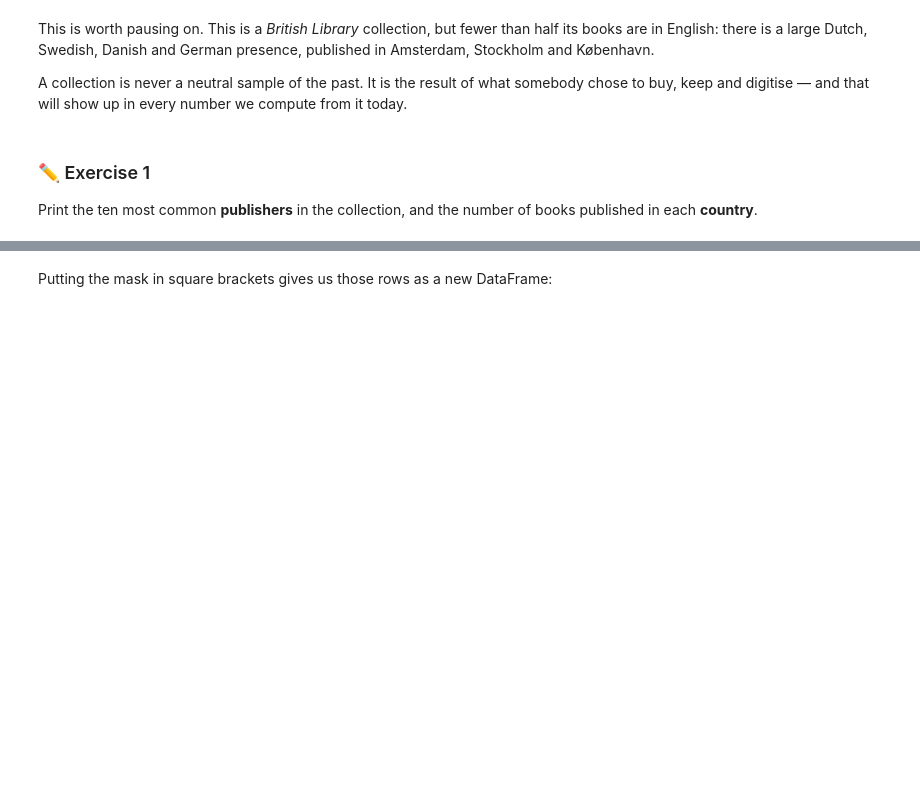
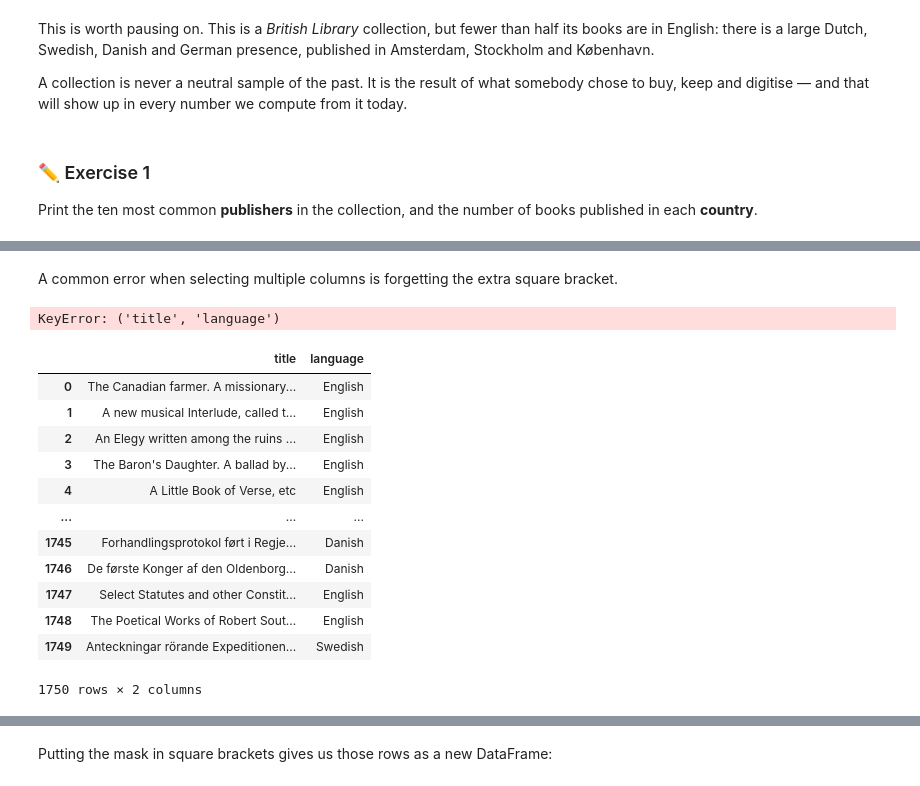
Before and after one commit to Living-with-machines/dhoxss-text2tech, a Jupyter notebook: Sessions/3b-Pandas.ipynb, the cells around one changed output, grey strips where cells are left out. Drawn from its saved outputs; the diff is of its cells as text; code cells hidden in the pictures; blank space fills up the shorter version.

```diff
--- a/Sessions/3b-Pandas.ipynb
+++ b/Sessions/3b-Pandas.ipynb
@@ -29,7 +29,7 @@ Then we import the library. `pandas` is conventionally imported as `pd` — you
 # %%
 import pandas as pd
 
-df = pd.read_csv("data/bl_books_genre.csv")
+df = pd.read_csv("bl_books_genre.csv")
 # %% [markdown]
 `df` is short for **DataFrame**, the pandas name for a table. Let's look at it.
 
@@ -77,0 +158,22 @@ Print the ten most common **publishers** in the collection, and the number of bo
+# %% [markdown]
+A common error when selecting multiple columns is forgetting the extra square bracket.
+# %%
+df['title','language'] # this doesn't work
+# %% [output]
+KeyError: ('title', 'language')
+# %%
+df[['title','language']] # this works
+# %% [output]
+|  | title | language |
+| 0 | The Canadian farmer. A missionary... | English |
+| 1 | A new musical Interlude, called t... | English |
+| 2 | An Elegy written among the ruins ... | English |
+| 3 | The Baron's Daughter. A ballad by... | English |
+| 4 | A Little Book of Verse, etc | English |
+| ... | ... | ... |
+| 1745 | Forhandlingsprotokol ført i Regje... | Danish |
+| 1746 | De første Konger af den Oldenborg... | Danish |
+| 1747 | Select Statutes and other Constit... | English |
+| 1748 | The Poetical Works of Robert Sout... | English |
+| 1749 | Anteckningar rörande Expeditionen... | Swedish |
+1750 rows × 2 columns
```
Also changed, not shown: parts of 43 cells of this notebook, 2 other files.
